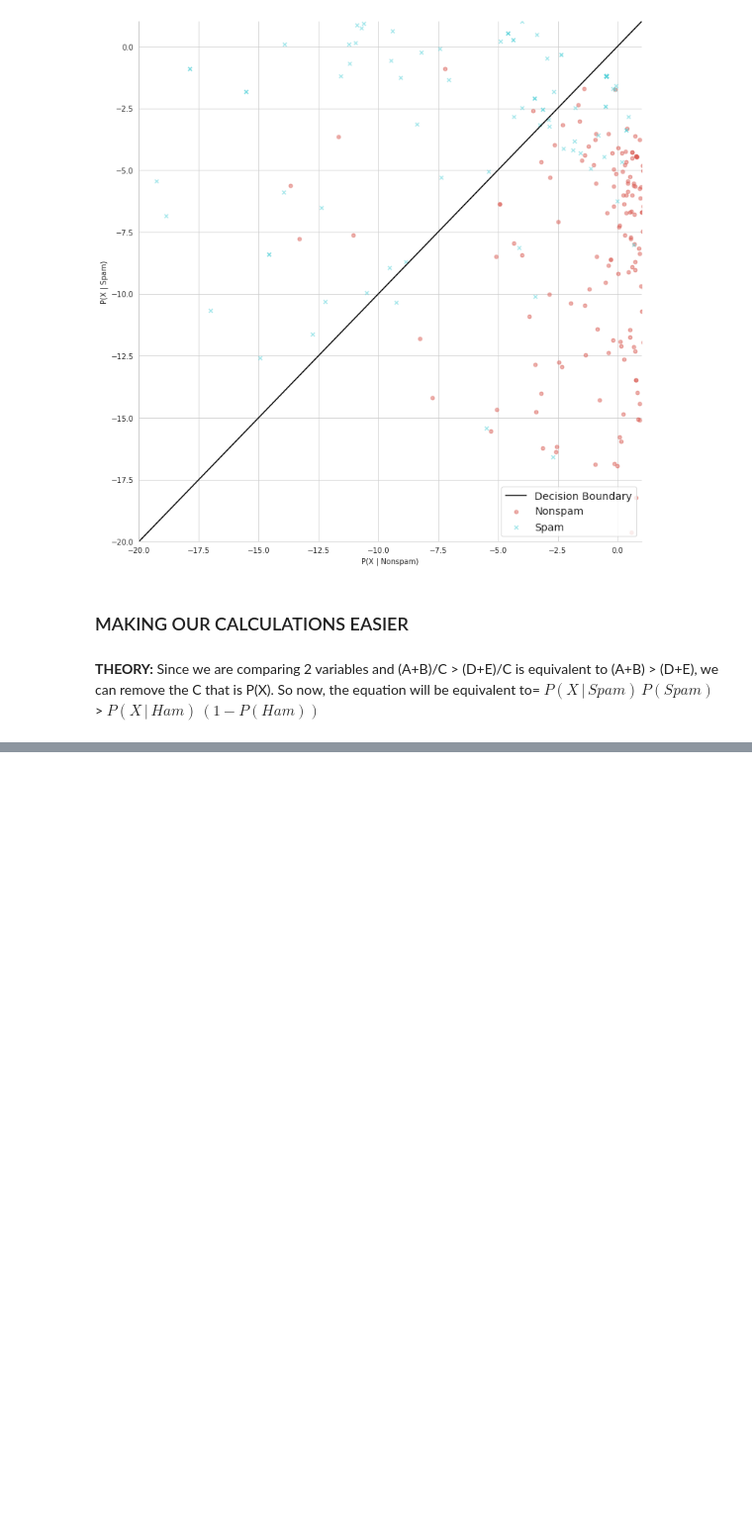
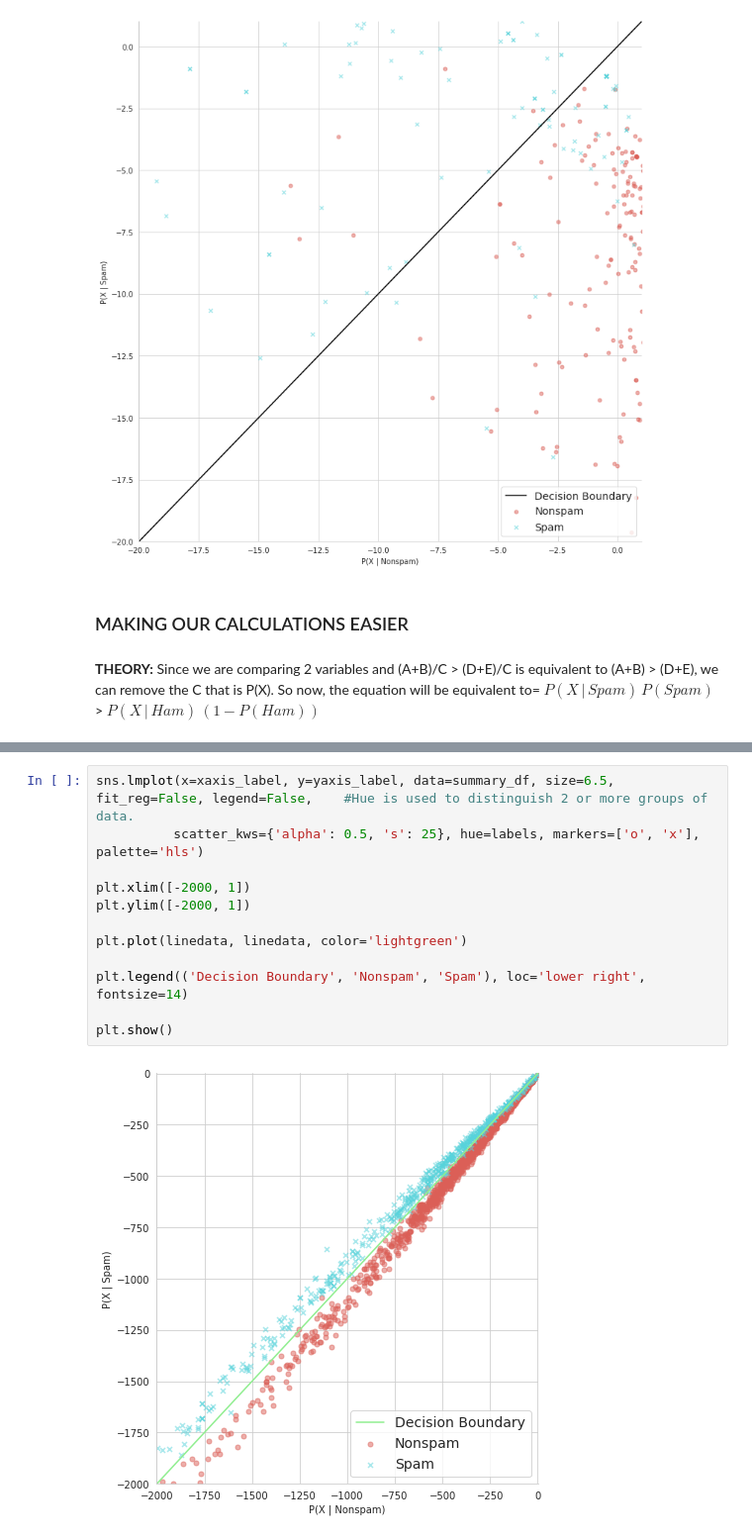
Before and after one commit to KumarGaurav20/Spam-Emails, a Jupyter notebook: Testing_Our_Model.ipynb, the cells around one changed output, grey strips where cells are left out. Shown at 99% size. Drawn from its saved outputs; the diff is of its cells as text; blank space fills up the shorter version.

```diff
--- a/Testing_Our_Model.ipynb
+++ b/Testing_Our_Model.ipynb
@@ -192,0 +244,14 @@ ${P(X \, | \, Spam) \, P(Spam)}$ > ${P(X \, | \, Ham) \, (1-P(Ham))}$
+# %%
+sns.lmplot(x=xaxis_label, y=yaxis_label, data=summary_df, size=6.5, fit_reg=False, legend=False,    #Hue is used to distinguish 2 or more groups of data.
+          scatter_kws={'alpha': 0.5, 's': 25}, hue=labels, markers=['o', 'x'], palette='hls')
+
+plt.xlim([-2000, 1])
+plt.ylim([-2000, 1])
+
+plt.plot(linedata, linedata, color='lightgreen')
+
+plt.legend(('Decision Boundary', 'Nonspam', 'Spam'), loc='lower right', fontsize=14)
+
+plt.show()
+# %% [output]
+[figure, added]
```
Also changed, not shown: parts of 6 cells of this notebook.
